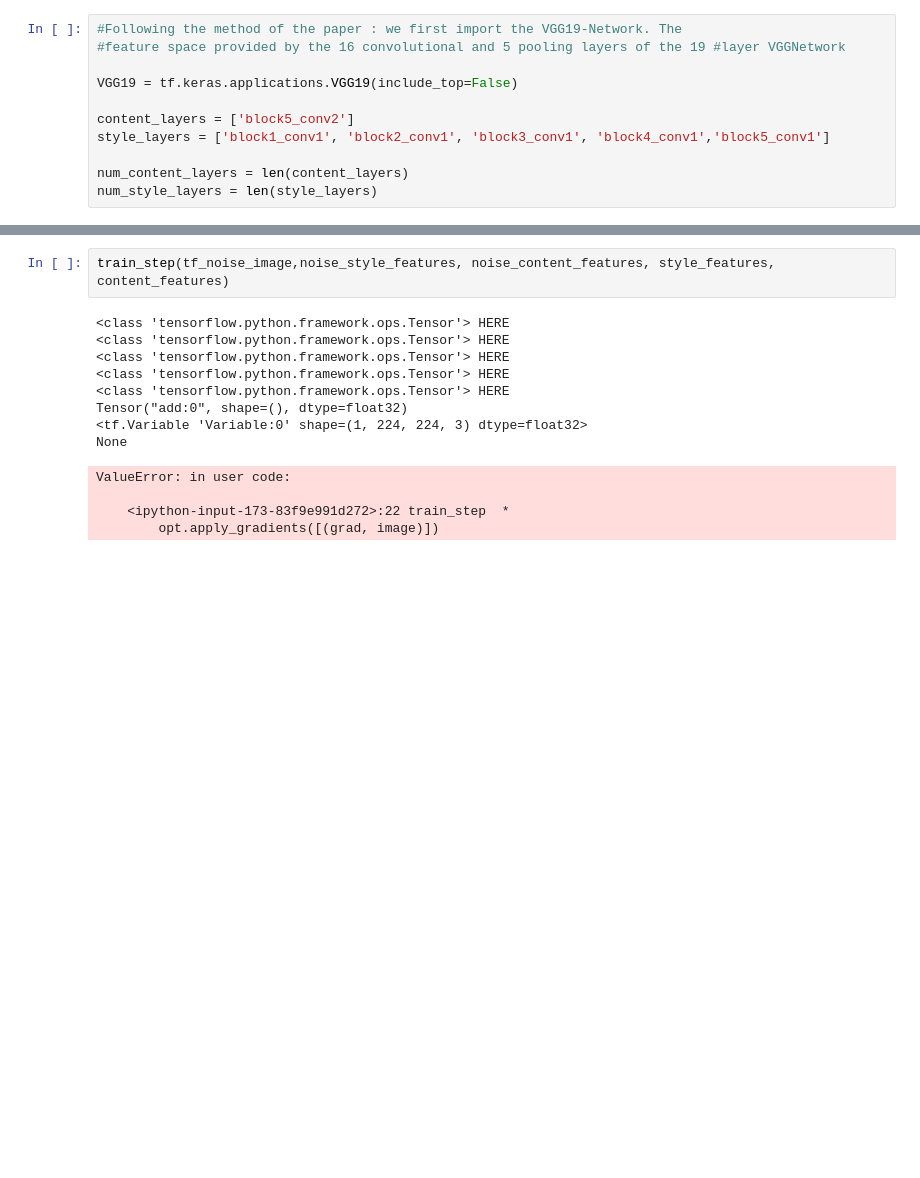
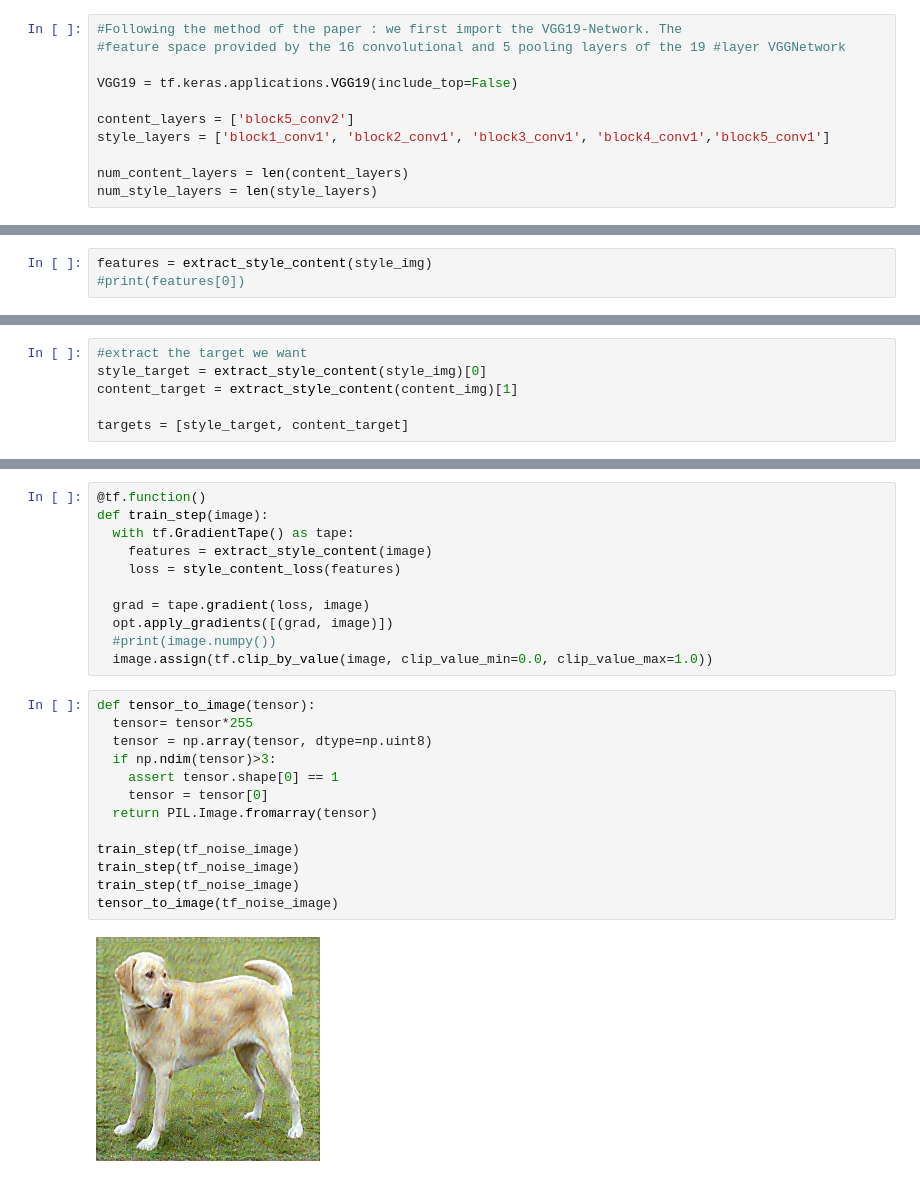
Before and after one commit to HuguesSib/NeuralStyleTransfer, a Jupyter notebook: Project.ipynb, the cells around one changed output, grey strips where cells are left out. Cells and saved outputs as stored; diff of their text form; blank space fills up the shorter version.

```diff
--- a/Project.ipynb
+++ b/Project.ipynb
@@ -194,0 +154,3 @@ def train_step(image,noise_style_features, noise_content_features, style_feature
+# %%
+features = extract_style_content(style_img)
+#print(features[0])
@@ -195 +159,7 @@ def train_step(image,noise_style_features, noise_content_features, style_feature
+# %%
+#extract the target we want
+style_target = extract_style_content(style_img)[0]
+content_target = extract_style_content(content_img)[1]
+
+targets = [style_target, content_target]
 # %%
@@ -219,15 +198,26 @@ def style_content_loss(noise_style_features, noise_content_features, style_featu
-# %%
-train_step(tf_noise_image,noise_style_features, noise_content_features, style_features, content_features)
-# %% [output]
-<class 'tensorflow.python.framework.ops.Tensor'> HERE
-<class 'tensorflow.python.framework.ops.Tensor'> HERE
-<class 'tensorflow.python.framework.ops.Tensor'> HERE
-<class 'tensorflow.python.framework.ops.Tensor'> HERE
-<class 'tensorflow.python.framework.ops.Tensor'> HERE
-Tensor("add:0", shape=(), dtype=float32)
-<tf.Variable 'Variable:0' shape=(1, 224, 224, 3) dtype=float32>
-None
-ValueError: in user code:
-
-    <ipython-input-173-83f9e991d272>:22 train_step  *
-        opt.apply_gradients([(grad, image)])
+# %%
+@tf.function()
+def train_step(image):
+  with tf.GradientTape() as tape:
+    features = extract_style_content(image)
+    loss = style_content_loss(features)
+
+  grad = tape.gradient(loss, image)
+  opt.apply_gradients([(grad, image)])
+  #print(image.numpy())
+  image.assign(tf.clip_by_value(image, clip_value_min=0.0, clip_value_max=1.0))
+# %%
+def tensor_to_image(tensor):
+  tensor= tensor*255
+  tensor = np.array(tensor, dtype=np.uint8)
+  if np.ndim(tensor)>3:
+    assert tensor.shape[0] == 1
+    tensor = tensor[0]
+  return PIL.Image.fromarray(tensor)
+
+train_step(tf_noise_image)
+train_step(tf_noise_image)
+train_step(tf_noise_image)
+tensor_to_image(tf_noise_image)
+# %% [output]
+[figure, added]
```
Also changed, not shown: parts of 13 cells of this notebook.
